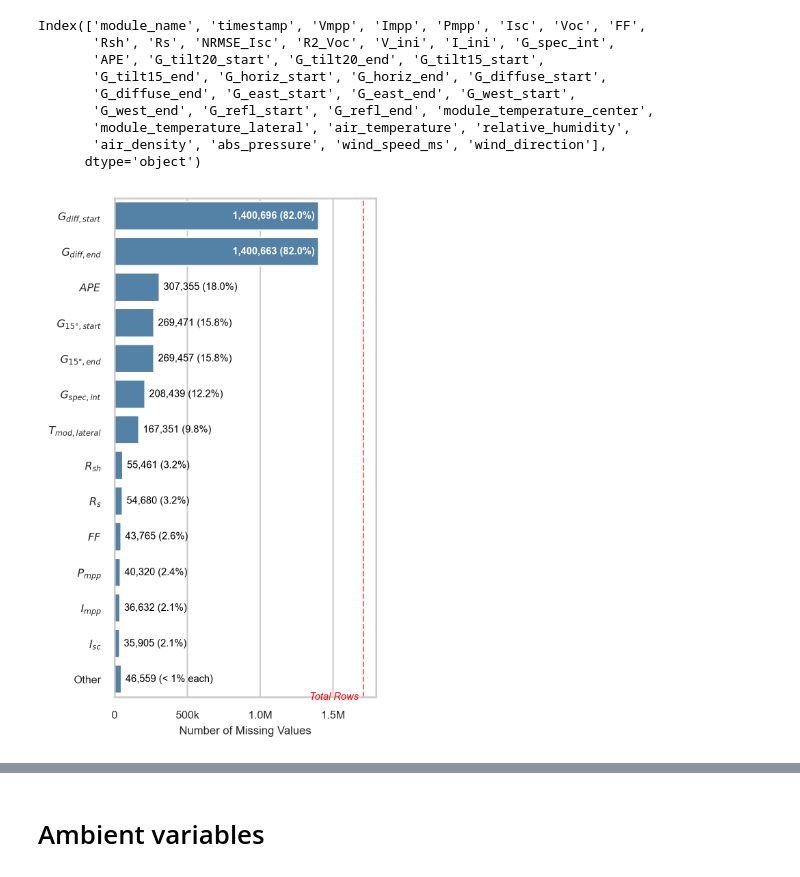
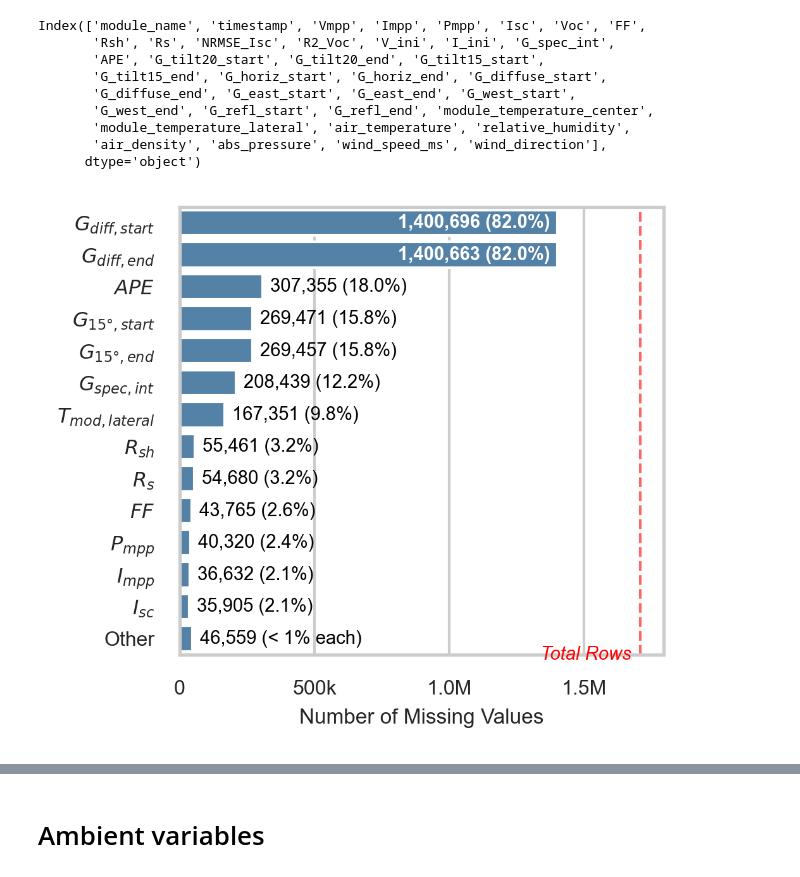
Before and after one commit to slava-yr/PUCP-Inti-Data, a Jupyter notebook: Data Visualization/data_visualization.ipynb, the cells around one changed output, grey strips where cells are left out. Cells and saved outputs as stored; diff of their text form; code cells hidden in the pictures.

```diff
--- a/Data Visualization/data_visualization.ipynb
+++ b/Data Visualization/data_visualization.ipynb
@@ -100,7 +100,7 @@ if not df_others.empty:
     df_main = pd.concat([df_main, other_row], ignore_index=True)
 
 # 4. Set up the figure for IEEE 1-column (3.5 inches wide)
-plt.figure(figsize=(3.5, 5.5), dpi=300)
+plt.figure(figsize=(3.5, 3), dpi=300)
 sns.set_theme(style="whitegrid", font_scale=0.7)
 
 # Use a single professional color instead of a rainbow
@@ -128,34 +128,34 @@ for i, p in enumerate(ax.patches):
     col_name = df_main.iloc[i]['Column']
 
     # Custom label for the 'Other' grouped bar
     if "Other" in col_name:
         label_text = f'{int(width):,} (< 1% each)'
     else:
         pct = df_main.iloc[i]['Percentage']
         label_text = f'{int(width):,} ({pct:.1f}%)'
 
     # Smart placement: inside bar if long enough, outside if short
     if width > max_width * 0.45:
         # Place inside the bar (aligned right, white text)
         ax.text(width - max_width*0.02, p.get_y() + p.get_height()/2, label_text,
                 va='center', ha='right', color='white', fontsize=7, fontweight='bold')
     else:
         # Place outside the bar (aligned left, black text)
         ax.text(width + max_width*0.02, p.get_y() + p.get_height()/2, label_text,
                 va='center', ha='left', color='black', fontsize=7)
 
 # 8. Add a reference line for the total row limit
 plt.axvline(total_rows, color='red', linestyle='--', alpha=0.6, linewidth=1)
 ax.text(total_rows*0.98, len(df_main)-0.5, 'Total Rows', color='red',
         ha='right', va='center', fontsize=7, style='italic')
 
 plt.tight_layout()
 
 # Save as PDF for high-quality LaTeX insertion!
 plt.savefig('missing_data_chart.pdf', bbox_inches='tight')
 plt.show()
 # %% [output]
-[figure, old version]
+[figure, new version]
 # %%
 # Print as latex table
 df_filtered = df_missing[df_missing['MissingCount'] > 0].copy()
```
Also changed, not shown: parts of 2 cells of this notebook, 8 other files.
